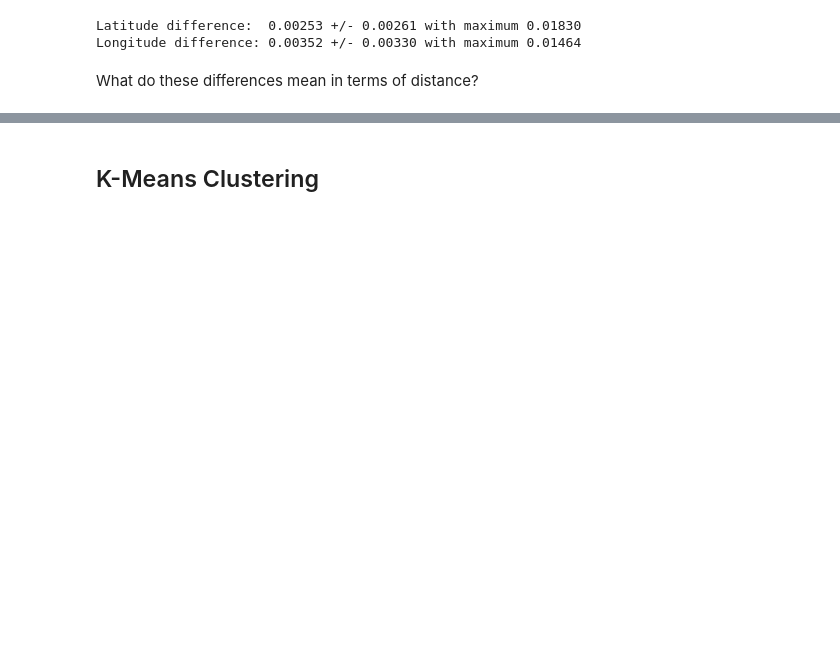
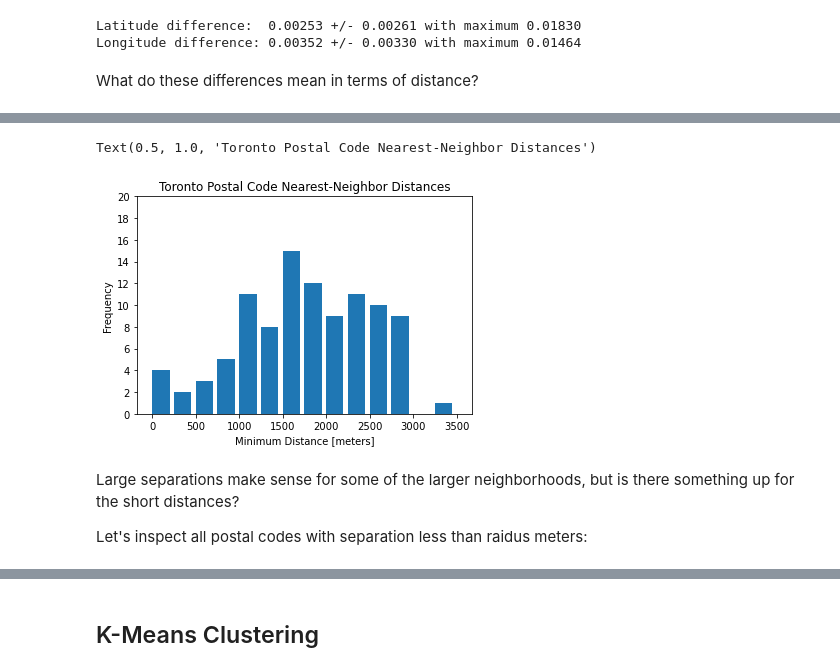
Before and after one commit to Arkadiatri/Neighborhood-Clustering-Canada, a Jupyter notebook: Capstone.ipynb, the cells around one changed output, grey strips where cells are left out. Saved outputs shown, nothing was run; the diff lists cells and outputs as text; code cells hidden in the pictures; blank space fills up the shorter version.

```diff
--- a/Capstone.ipynb
+++ b/Capstone.ipynb
@@ -320,0 +324,10 @@ df_c
+# %%
+dist_matrix = []
+for i, row in df_d.iterrows():
+    # This implementation is slow by a factor of 2, look into distance matrix functions
+    dist_matrix.append([distance.distance((row['Latitude'],row['Longitude']),(x['Latitude'],x['Longitude'])).meters for j, x in df_d.iterrows()])
+    df_d.loc[i,'NN Distance'] = min([x for x in dist_matrix[-1] if x > 0])
+    df_d.loc[i,'NN Index'] = np.argmin(np.array([(9999999 if x==0 else x) for x in dist_matrix[-1]]))
+dist_nn = [min([x for x in y if x > 0]) for y in dist_matrix]
+df_d['NN Index'] = df_d['NN Index'].astype(int)
+df_d.head()
@@ -320,0 +341,15 @@ df_c
+# %%
+import matplotlib.pyplot as plt
+%matplotlib inline
+
+ax = df_d['NN Distance'].plot(kind='hist', bins=np.arange(0,3750,250), width=200)
+plt.yticks(np.arange(0,22,2));
+plt.xlabel('Minimum Distance [meters]')
+plt.title('Toronto Postal Code Nearest-Neighbor Distances')
+# %% [output]
+Text(0.5, 1.0, 'Toronto Postal Code Nearest-Neighbor Distances')
+[figure, added]
+# %% [markdown]
+Large separations make sense for some of the larger neighborhoods, but is there something up for the short distances?
+
+Let's inspect all postal codes with separation less than raidus meters:
```
Also changed, not shown: parts of 104 cells of this notebook.
